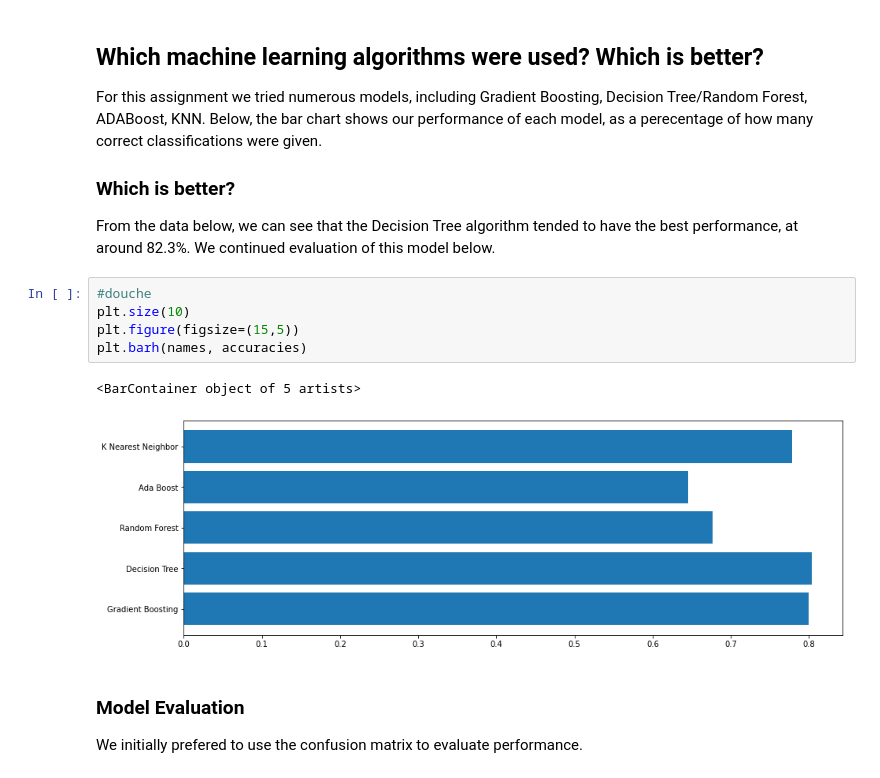
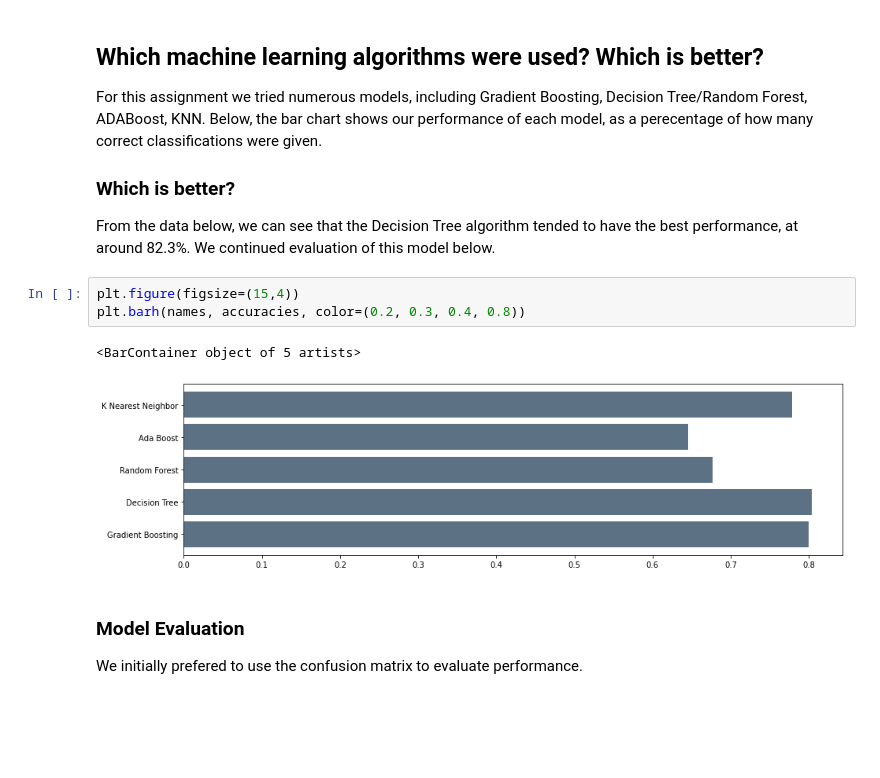
Before and after one commit to halle15/DATA-400_Final_Project, a Jupyter notebook: Final_Project_txt.ipynb, the cells around one changed output. Cells and saved outputs as stored; diff of their text form; blank space fills up the shorter version.

```diff
--- a/Final_Project_txt.ipynb
+++ b/Final_Project_txt.ipynb
@@ -540,14 +539,12 @@ For this assignment we tried numerous models, including Gradient Boosting, Decis
 ### Which is better?
 
 From the data below, we can see that the Decision Tree algorithm tended to have the best performance, at around 82.3%. We continued evaluation of this model below.
-# %%
-#douche
-plt.size(10)
-plt.figure(figsize=(15,5))
-plt.barh(names, accuracies)
-# %% [output]
-<BarContainer object of 5 artists>
-[figure, removed]
+# %%
+plt.figure(figsize=(15,4))
+plt.barh(names, accuracies, color=(0.2, 0.3, 0.4, 0.8))
+# %% [output]
+<BarContainer object of 5 artists>
+[figure, added]
 # %% [markdown]
 ### Model Evaluation
 
```
Also changed, not shown: parts of 9 cells of this notebook.
